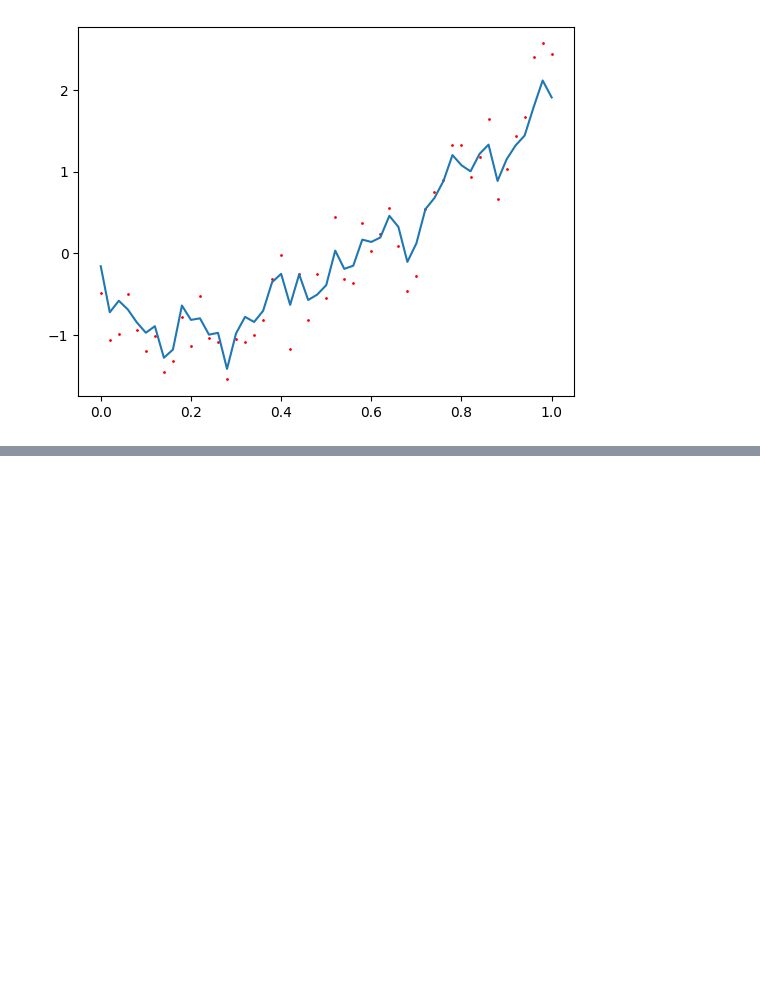
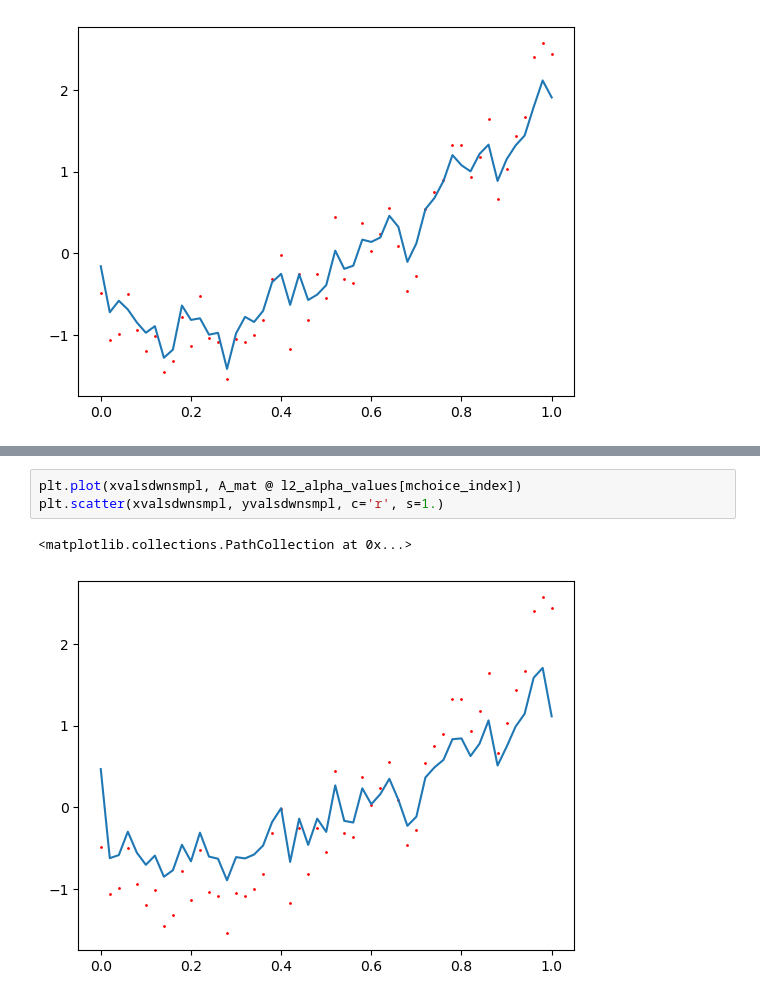
Before and after one commit to cwcurtis/MATH-596-Mathematical-Data-Science, a Jupyter notebook: Lecture_Notes/LASSO_Cross_Validation_Tests.ipynb, the cells around one changed output, grey strips where cells are left out. Saved outputs shown, nothing was run; the diff lists cells and outputs as text; blank space fills up the shorter version.

```diff
--- a/Lecture_Notes/LASSO_Cross_Validation_Tests.ipynb
+++ b/Lecture_Notes/LASSO_Cross_Validation_Tests.ipynb
@@ -269,0 +312,6 @@ plt.scatter(xvalsdwnsmpl, yvalsdwnsmpl, c='r', s=1.)
+# %%
+plt.plot(xvalsdwnsmpl, A_mat @ l2_alpha_values[mchoice_index])
+plt.scatter(xvalsdwnsmpl, yvalsdwnsmpl, c='r', s=1.)
+# %% [output]
+<matplotlib.collections.PathCollection at 0x...>
+[figure, added]
```
Also changed, not shown: parts of 6 cells of this notebook, 1 other file.
